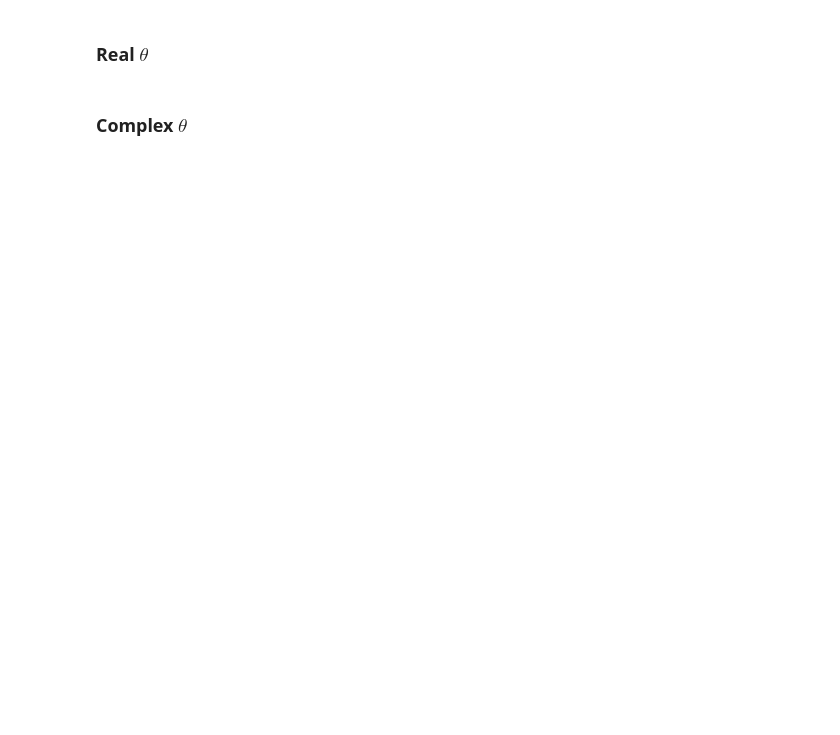
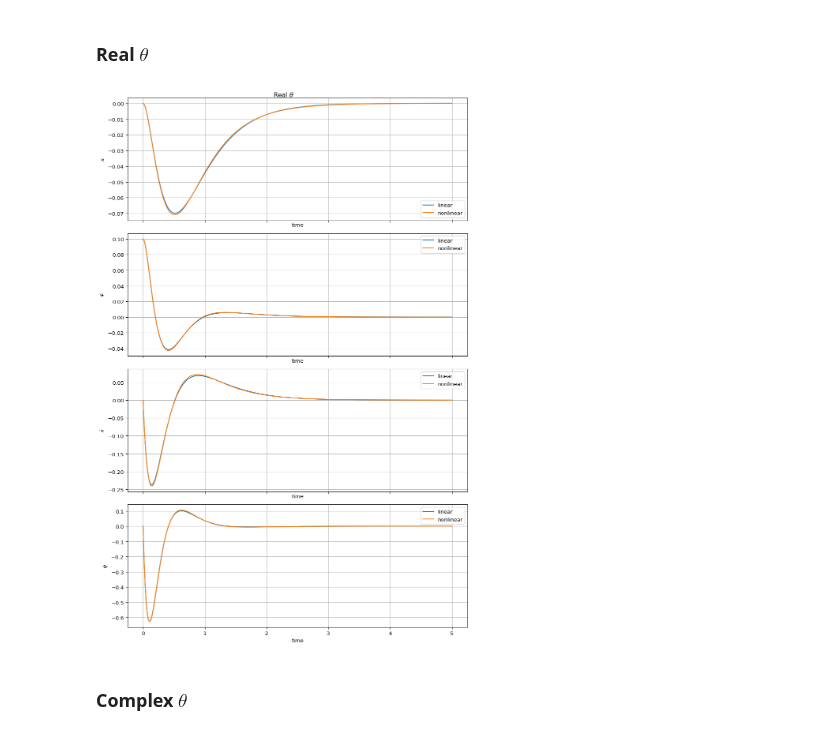
Before and after one commit to acid9reen/ct_lab, a Jupyter notebook: source.ipynb, the cells around one changed output. Drawn from its saved outputs; the diff is of its cells as text; code cells hidden in the pictures; blank space fills up the shorter version.

```diff
--- a/source.ipynb
+++ b/source.ipynb
@@ -62,9 +84,11 @@ plt.show()
 # %%
 sol_nonlinear = solver(pend.nonlinear_system, theta_real)
 sol_linear = solver(pend.linear_system, pend.A, pend.b, theta_real)
 
-fig = gen_plot(time, sol_linear, sol_nonlinear, r"Real $\theta$")
+fig = gen_plot(time, [("linear", sol_linear), ("nonlinear", sol_nonlinear)], r"Real $\theta$")
 plt.show()
+# %% [output]
+[figure, added]
 # %% [markdown]
  ### Complex $\theta$
 # %%
```
Also changed, not shown: parts of 30 cells of this notebook, 1 other file.
